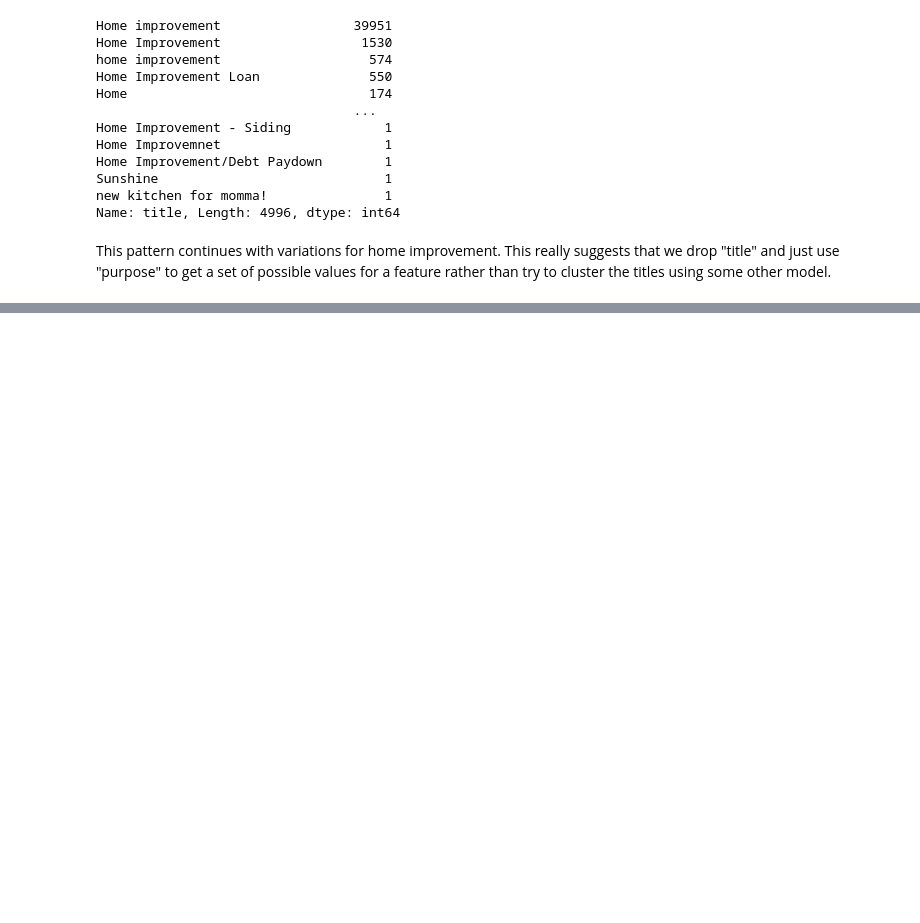
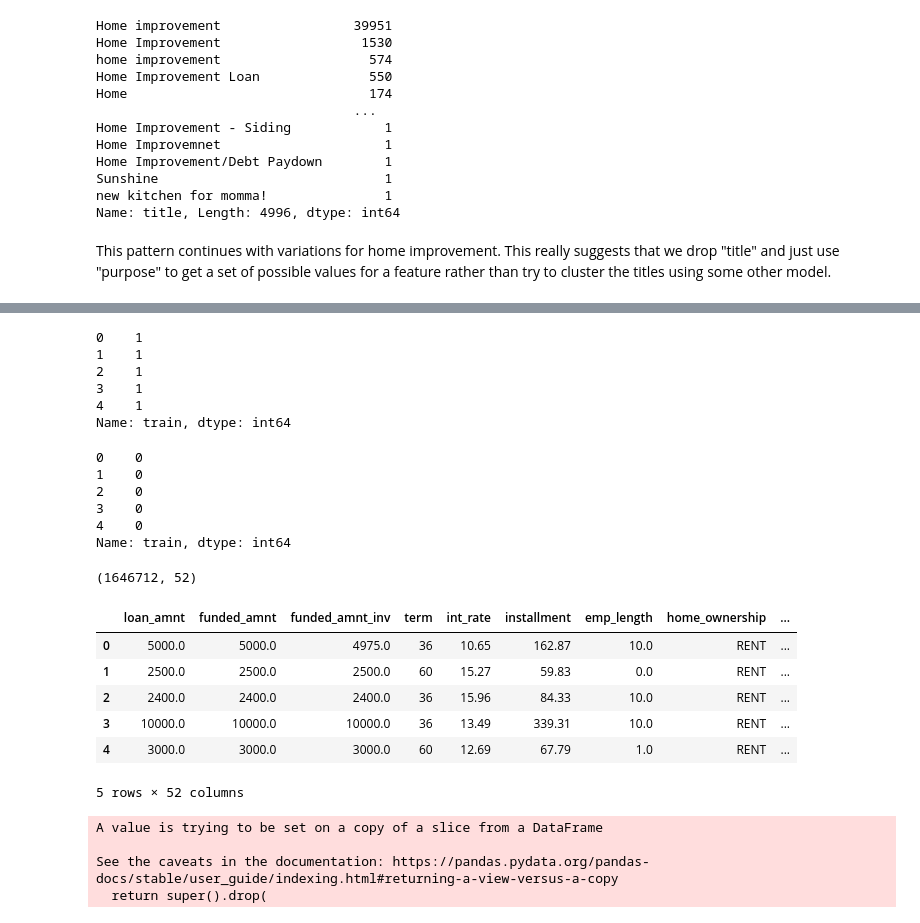
Before and after one commit to ronsperber/Lending-Club, a Jupyter notebook: lending_club.ipynb, the cells around one changed output, grey strips where cells are left out. Drawn from its saved outputs; the diff is of its cells as text; code cells hidden in the pictures; blank space fills up the shorter version.

```diff
--- a/lending_club.ipynb
+++ b/lending_club.ipynb
@@ -2440,0 +2539,2 @@ job_titles.to_csv("jobs.csv")
+# %%
+X2.drop(columns=["emp_title","title","numeric_grade"],inplace=True)
@@ -2440,0 +2672,4 @@ job_titles.to_csv("jobs.csv")
+# %%
+#For now we drop the zip codes because of the difficulty of how to best encode as well as the inconsistencies of what states they belong to
+X.drop(columns=["zip_code"],inplace=True)
+X2.drop(columns=["zip_code"],inplace=True)
@@ -2440,0 +2688,38 @@ job_titles.to_csv("jobs.csv")
+# %%
+#Create a flag column for train / test data so we can stack them to dummy encode, then separate if needed later
+X["train"]=1
+X2["train"]=0
+# %%
+X.train.head()
+# %% [output]
+0    1
+1    1
+2    1
+3    1
+4    1
+Name: train, dtype: int64
+# %%
+X2.train.head()
+# %% [output]
+0    0
+1    0
+2    0
+3    0
+4    0
+Name: train, dtype: int64
+# %%
+X_combined=pd.concat([X,X2],axis=0)
+# %%
+X_combined.shape
+# %% [output]
+(1646712, 52)
+# %%
+X_combined.head()
+# %% [output]
+|  | loan_amnt | funded_amnt | funded_amnt_inv | term | int_rate | installment | emp_length | home_ownership | ... |
+| 0 | 5000.0 | 5000.0 | 4975.0 | 36 | 10.65 | 162.87 | 10.0 | RENT | ... |
+| 1 | 2500.0 | 2500.0 | 2500.0 | 60 | 15.27 | 59.83 | 0.0 | RENT | ... |
+| 2 | 2400.0 | 2400.0 | 2400.0 | 36 | 15.96 | 84.33 | 10.0 | RENT | ... |
+| 3 | 10000.0 | 10000.0 | 10000.0 | 36 | 13.49 | 339.31 | 10.0 | RENT | ... |
+| 4 | 3000.0 | 3000.0 | 3000.0 | 60 | 12.69 | 67.79 | 1.0 | RENT | ... |
+5 rows × 52 columns
@@ -2440,0 +2731,10 @@ job_titles.to_csv("jobs.csv")
+# %%
+y_1=X_1.target
+y_2=X_2.target
+X_1.drop(columns=["target","train"],inplace=True)
+X_2.drop(columns=["target","train"],inplace=True)
+# %% [output]
+A value is trying to be set on a copy of a slice from a DataFrame
+
+See the caveats in the documentation: https://pandas.pydata.org/pandas-docs/stable/user_guide/indexing.html#returning-a-view-versus-a-copy
+  return super().drop(
```
Also changed, not shown: parts of 156 cells of this notebook, 1 other file.
